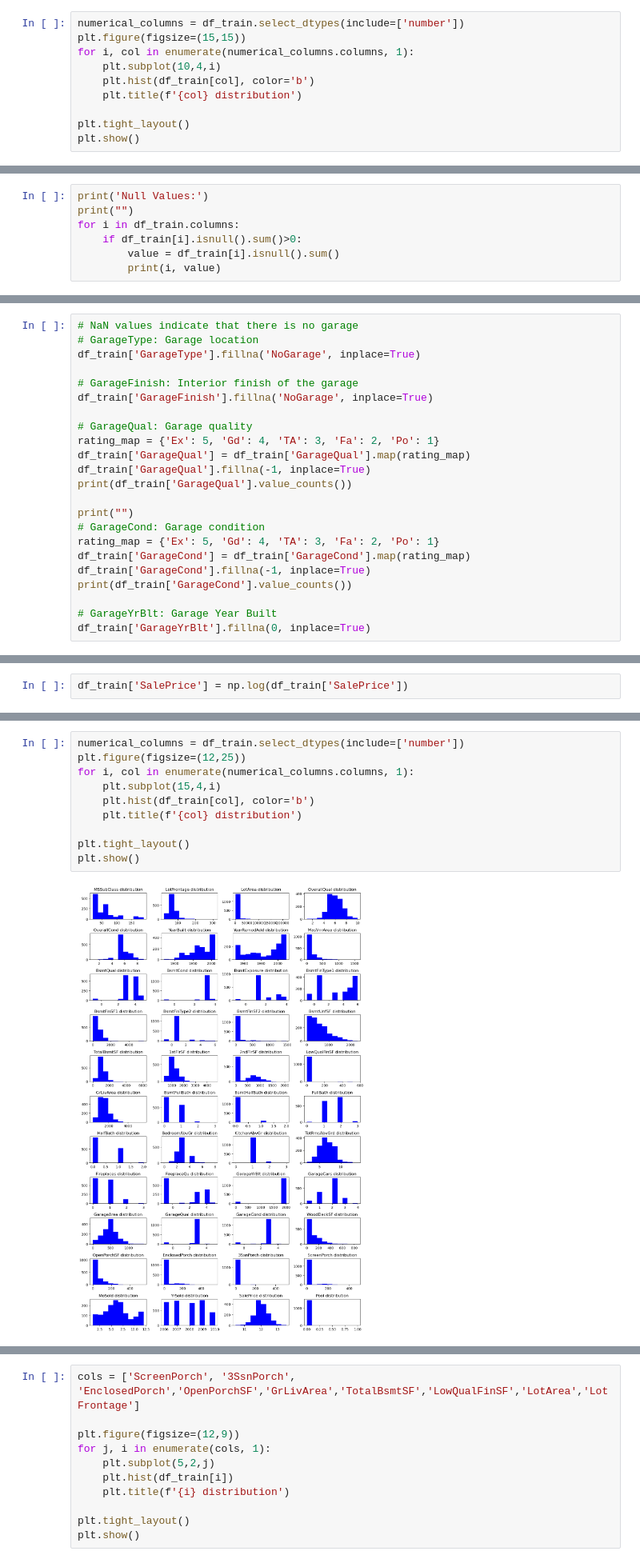
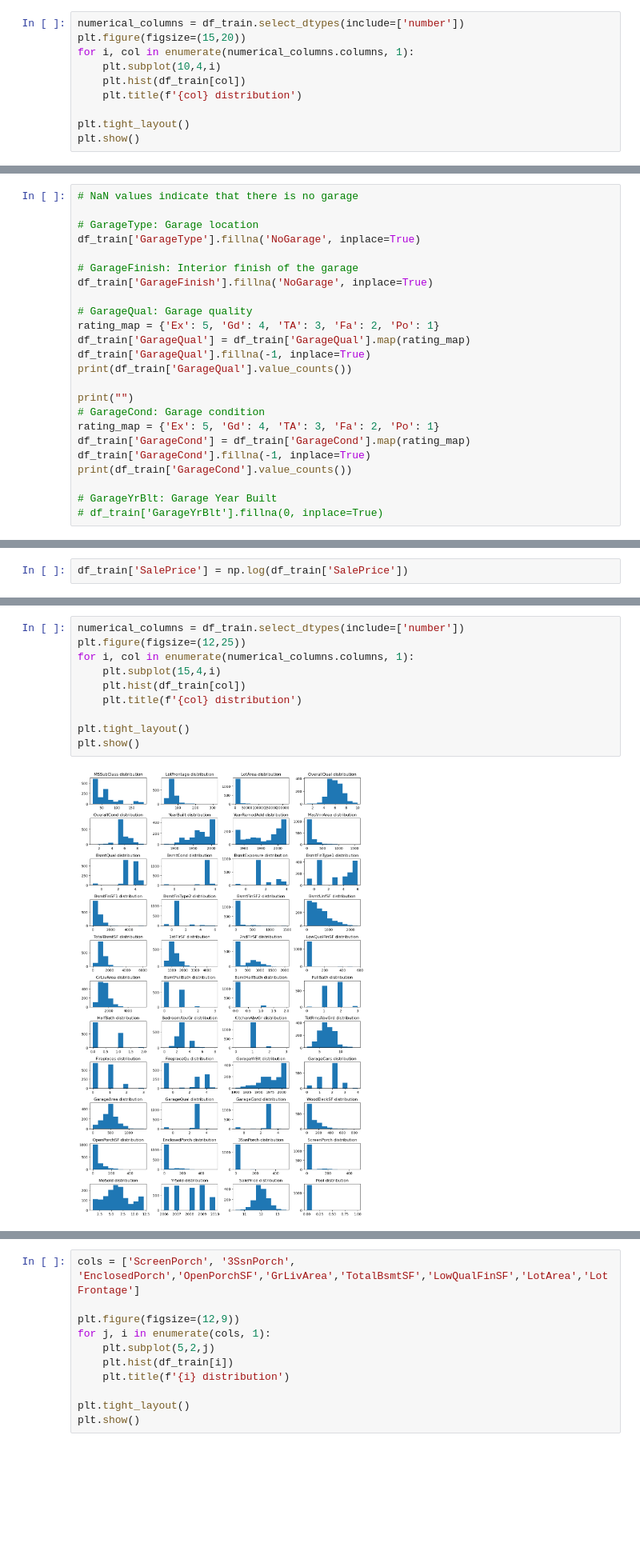
Before and after one commit to leonemma/House-Prices-Prediction, a Jupyter notebook: House_Prices.ipynb, the cells around one changed output, grey strips where cells are left out. Shown at 80% size. Saved outputs shown, nothing was run; the diff lists cells and outputs as text; blank space fills up the shorter version.

```diff
--- a/House_Prices.ipynb
+++ b/House_Prices.ipynb
@@ -94,10 +100,10 @@ Length: 81, dtype: int64
 We will try to understand which of the numerical variables are categorical.
 # %%
 numerical_columns = df_train.select_dtypes(include=['number'])
-plt.figure(figsize=(15,15))
+plt.figure(figsize=(15,20))
 for i, col in enumerate(numerical_columns.columns, 1):
     plt.subplot(10,4,i)
-    plt.hist(df_train[col], color='b')
+    plt.hist(df_train[col])
     plt.title(f'{col} distribution')
 
 plt.tight_layout()
@@ -312,10 +302,3 @@ df_train['PoolQC'].fillna(-1, inplace=True)
 df_train['Pool'] = np.where(df_train['PoolQC']==-1, 0, 1)# 0: No, 1: Yes
 df_train.drop('PoolQC', axis=1, inplace=True)
 df_train.drop('PoolArea', axis=1, inplace=True)
-# %%
-print('Null Values:')
-print("")
-for i in df_train.columns:
-    if df_train[i].isnull().sum()>0:
-        value = df_train[i].isnull().sum()
-        print(i, value)
@@ -459,6 +427,7 @@ plt.show()
 [figure]
 # %%
 # NaN values indicate that there is no garage
+
 # GarageType: Garage location
 df_train['GarageType'].fillna('NoGarage', inplace=True)
 
@@ -479,7 +448,7 @@ df_train['GarageCond'].fillna(-1, inplace=True)
 print(df_train['GarageCond'].value_counts())
 
 # GarageYrBlt: Garage Year Built
-df_train['GarageYrBlt'].fillna(0, inplace=True)
+# df_train['GarageYrBlt'].fillna(0, inplace=True)
 # %% [output]
  3.0    1311
 -1.0      81
@@ -654,12 +609,12 @@ plt.show()
 # %%
 numerical_columns = df_train.select_dtypes(include=['number'])
 plt.figure(figsize=(12,25))
 for i, col in enumerate(numerical_columns.columns, 1):
     plt.subplot(15,4,i)
-    plt.hist(df_train[col], color='b')
+    plt.hist(df_train[col])
     plt.title(f'{col} distribution')
 
 plt.tight_layout()
 plt.show()
 # %% [output]
-[figure, old version]
+[figure, new version]
```
Also changed, not shown: parts of 60 cells of this notebook.
